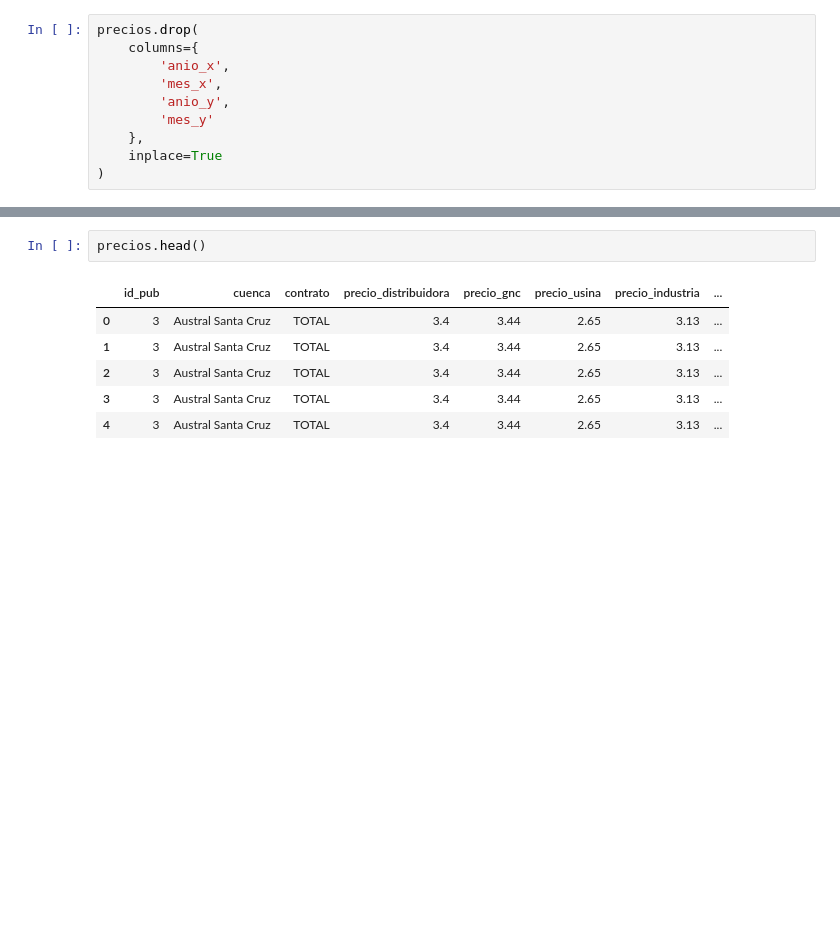
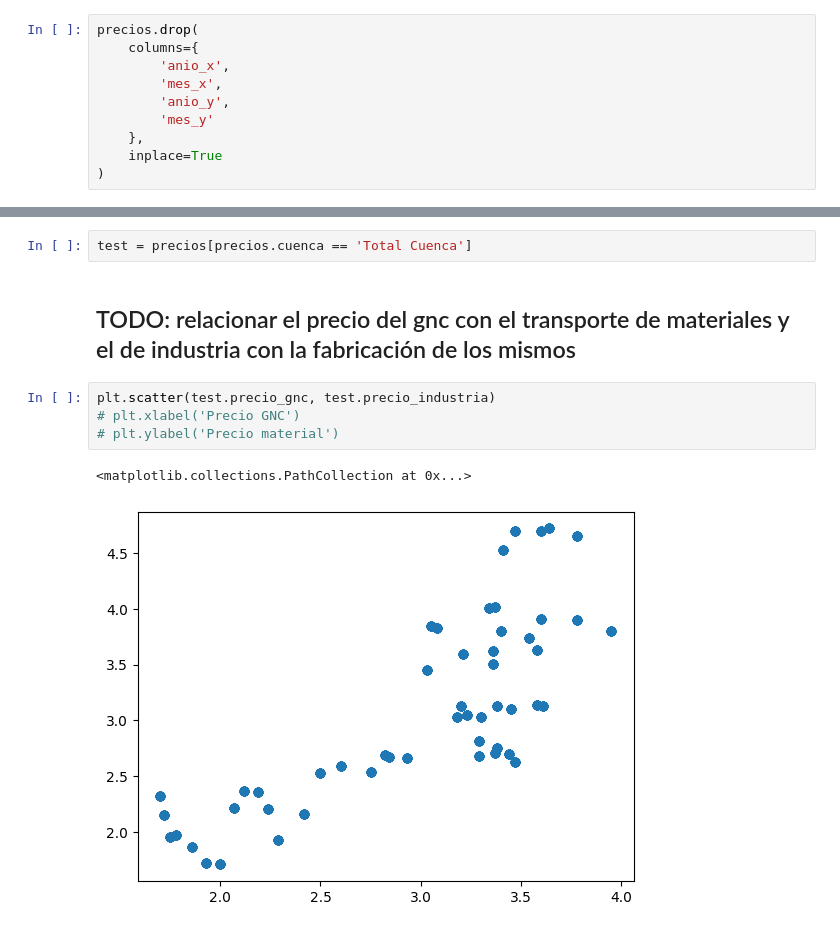
Before and after one commit to Isaiasgaray/fundamentos_final, a Jupyter notebook: TP_Final.ipynb, the cells around one changed output, grey strips where cells are left out. Saved outputs shown, nothing was run; the diff lists cells and outputs as text; blank space fills up the shorter version.

```diff
--- a/TP_Final.ipynb
+++ b/TP_Final.ipynb
@@ -162,9 +187,11 @@ precios.drop(
 # %%
-precios.head()
+test = precios[precios.cuenca == 'Total Cuenca']
-# %% [output]
-|  | id_pub | cuenca | contrato | precio_distribuidora | precio_gnc | precio_usina | precio_industria | ... |
-| 0 | 3 | Austral Santa Cruz | TOTAL | 3.4 | 3.44 | 2.65 | 3.13 | ... |
-| 1 | 3 | Austral Santa Cruz | TOTAL | 3.4 | 3.44 | 2.65 | 3.13 | ... |
-| 2 | 3 | Austral Santa Cruz | TOTAL | 3.4 | 3.44 | 2.65 | 3.13 | ... |
-| 3 | 3 | Austral Santa Cruz | TOTAL | 3.4 | 3.44 | 2.65 | 3.13 | ... |
-| 4 | 3 | Austral Santa Cruz | TOTAL | 3.4 | 3.44 | 2.65 | 3.13 | ... |
+# %% [markdown]
+## TODO: relacionar el precio del gnc con el transporte de materiales y el de industria con la fabricación de los mismos
+# %%
+plt.scatter(test.precio_gnc, test.precio_industria)
+# plt.xlabel('Precio GNC')
+# plt.ylabel('Precio material')
+# %% [output]
+<matplotlib.collections.PathCollection at 0x...>
+[figure, added]
```
Also changed, not shown: parts of 3 cells of this notebook.
